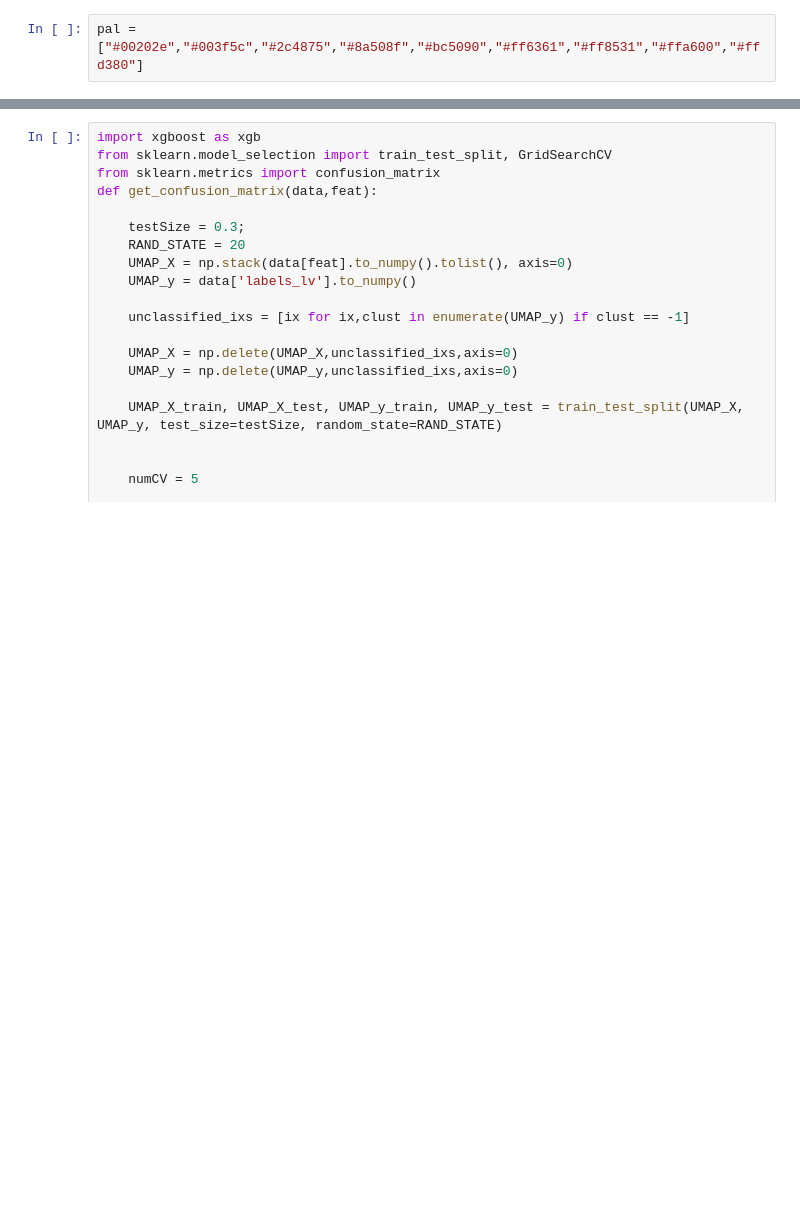
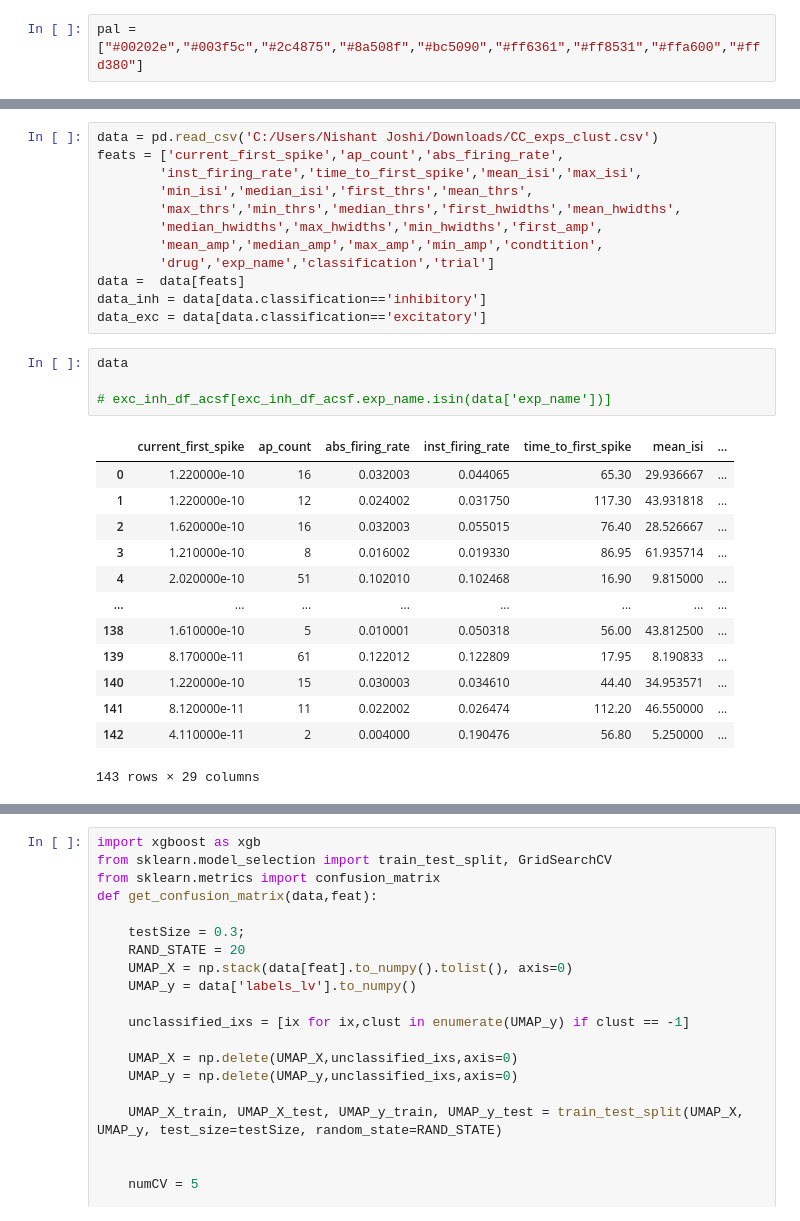
Before and after one commit to Nishant-codex/single_cell_analysis, a Jupyter notebook: notebooks/UMAP_Louvan_Niccolo.ipynb, the cells around one changed output, grey strips where cells are left out. Cells and saved outputs as stored; diff of their text form; blank space fills up the shorter version.

Commit message:
Update with CC clusters and ephys feature

```diff
--- a/notebooks/UMAP_Louvan_Niccolo.ipynb
+++ b/notebooks/UMAP_Louvan_Niccolo.ipynb
@@ -141,3 +236,33 @@ NC_data1 = NC_data1.drop_duplicates('exp_name')
+# %%
+data = pd.read_csv('C:/Users/Nishant Joshi/Downloads/CC_exps_clust.csv')
+feats = ['current_first_spike','ap_count','abs_firing_rate',
+        'inst_firing_rate','time_to_first_spike','mean_isi','max_isi',
+        'min_isi','median_isi','first_thrs','mean_thrs',
+        'max_thrs','min_thrs','median_thrs','first_hwidths','mean_hwidths',
+        'median_hwidths','max_hwidths','min_hwidths','first_amp',
+        'mean_amp','median_amp','max_amp','min_amp','condtition',
+        'drug','exp_name','classification','trial']
+data =  data[feats]
+data_inh = data[data.classification=='inhibitory']
+data_exc = data[data.classification=='excitatory']
+# %%
+data
+
+# exc_inh_df_acsf[exc_inh_df_acsf.exp_name.isin(data['exp_name'])]
+# %% [output]
+|  | current_first_spike | ap_count | abs_firing_rate | inst_firing_rate | time_to_first_spike | mean_isi | ... |
+| 0 | 1.220000e-10 | 16 | 0.032003 | 0.044065 | 65.30 | 29.936667 | ... |
+| 1 | 1.220000e-10 | 12 | 0.024002 | 0.031750 | 117.30 | 43.931818 | ... |
+| 2 | 1.620000e-10 | 16 | 0.032003 | 0.055015 | 76.40 | 28.526667 | ... |
+| 3 | 1.210000e-10 | 8 | 0.016002 | 0.019330 | 86.95 | 61.935714 | ... |
+| 4 | 2.020000e-10 | 51 | 0.102010 | 0.102468 | 16.90 | 9.815000 | ... |
+| ... | ... | ... | ... | ... | ... | ... | ... |
+| 138 | 1.610000e-10 | 5 | 0.010001 | 0.050318 | 56.00 | 43.812500 | ... |
+| 139 | 8.170000e-11 | 61 | 0.122012 | 0.122809 | 17.95 | 8.190833 | ... |
+| 140 | 1.220000e-10 | 15 | 0.030003 | 0.034610 | 44.40 | 34.953571 | ... |
+| 141 | 8.120000e-11 | 11 | 0.022002 | 0.026474 | 112.20 | 46.550000 | ... |
+| 142 | 4.110000e-11 | 2 | 0.004000 | 0.190476 | 56.80 | 5.250000 | ... |
+143 rows × 29 columns
 # %%
 waves_exc = normalize(NC_data1[features_ext_sub][NC_data1.ei_labels == 0])
 labels_wave_exc,mapper,reducer = plot_UMAP_clusters_single(waves_exc,
```
Also changed, not shown: parts of 25 cells of this notebook, 3 other files.
